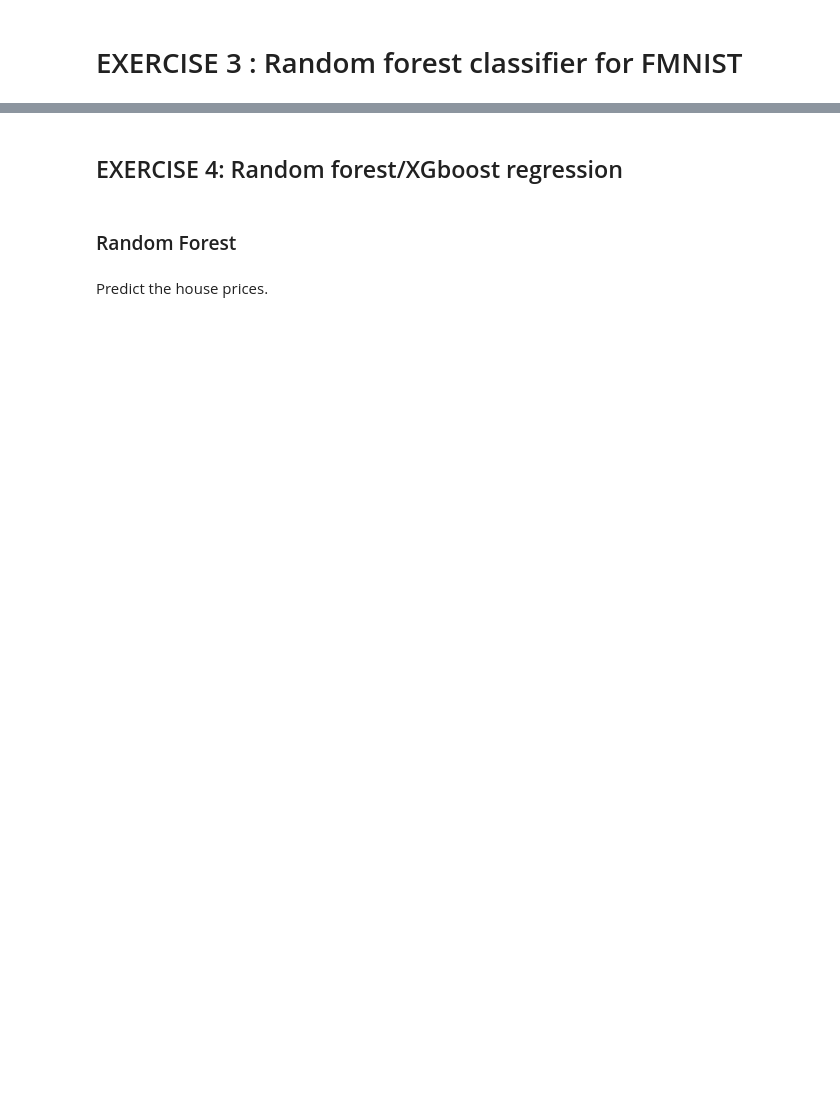
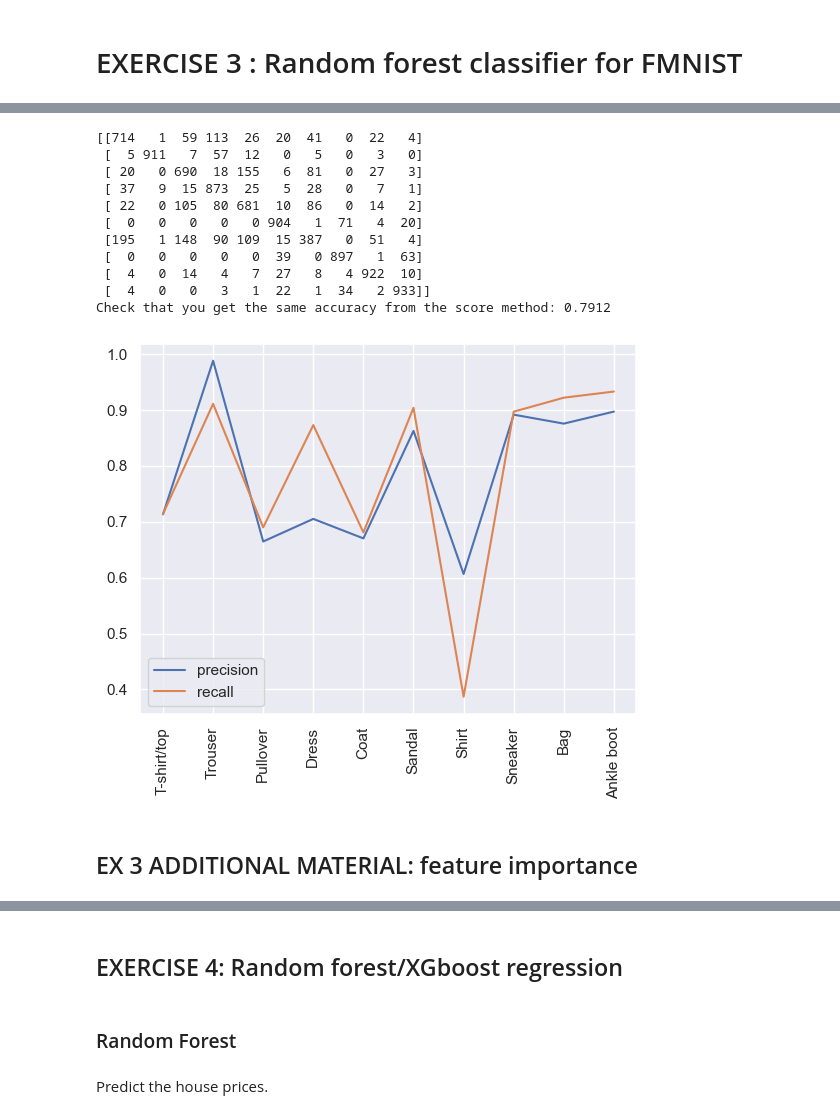
Before and after one commit to neworldemancer/DSF5, a Jupyter notebook: Solutions_1.ipynb, the cells around one changed output, grey strips where cells are left out. Cells and saved outputs as stored; diff of their text form; code cells hidden in the pictures; blank space fills up the shorter version.

```diff
--- a/Solutions_1.ipynb
+++ b/Solutions_1.ipynb
@@ -407,0 +455,45 @@ test score : 0.853 (n_est=20)
+# %%
+test_labels_pred = clf.predict(test_features)
+
+from sklearn import metrics
+cm=metrics.confusion_matrix( test_labels, test_labels_pred )
+print(cm)
+
+print(f'Check that you get the same accuracy from the score method: {np.sum([cm[i,i] for i in range(10)])/np.sum(cm)}')
+
+def get_class_specific_prec_recall(cm):
+    n_cat=cm.shape[0]
+    precisions=[]
+    recalls=[]
+    #precision
+    for i in range(n_cat):
+        precisions.append(cm[i,i]/np.sum(cm[:,i]))
+
+    #recall
+    for i in range(n_cat):
+        recalls.append(cm[i,i]/np.sum(cm[i,:]))
+    return precisions, recalls
+
+precisions, recalls = get_class_specific_prec_recall(cm)
+
+plt.plot(fmnist_class_names,precisions, label='precision')
+plt.plot(fmnist_class_names,recalls, label='recall')
+plt.xticks(rotation=90)
+plt.legend()
+
+plt.show()
+# %% [output]
+[[714   1  59 113  26  20  41   0  22   4]
+ [  5 911   7  57  12   0   5   0   3   0]
+ [ 20   0 690  18 155   6  81   0  27   3]
+ [ 37   9  15 873  25   5  28   0   7   1]
+ [ 22   0 105  80 681  10  86   0  14   2]
+ [  0   0   0   0   0 904   1  71   4  20]
+ [195   1 148  90 109  15 387   0  51   4]
+ [  0   0   0   0   0  39   0 897   1  63]
+ [  4   0  14   4   7  27   8   4 922  10]
+ [  4   0   0   3   1  22   1  34   2 933]]
+Check that you get the same accuracy from the score method: 0.7912
+[figure, added]
+# %% [markdown]
+## EX 3 ADDITIONAL MATERIAL: feature importance
```
Also changed, not shown: parts of 20 cells of this notebook, 2 other files.
